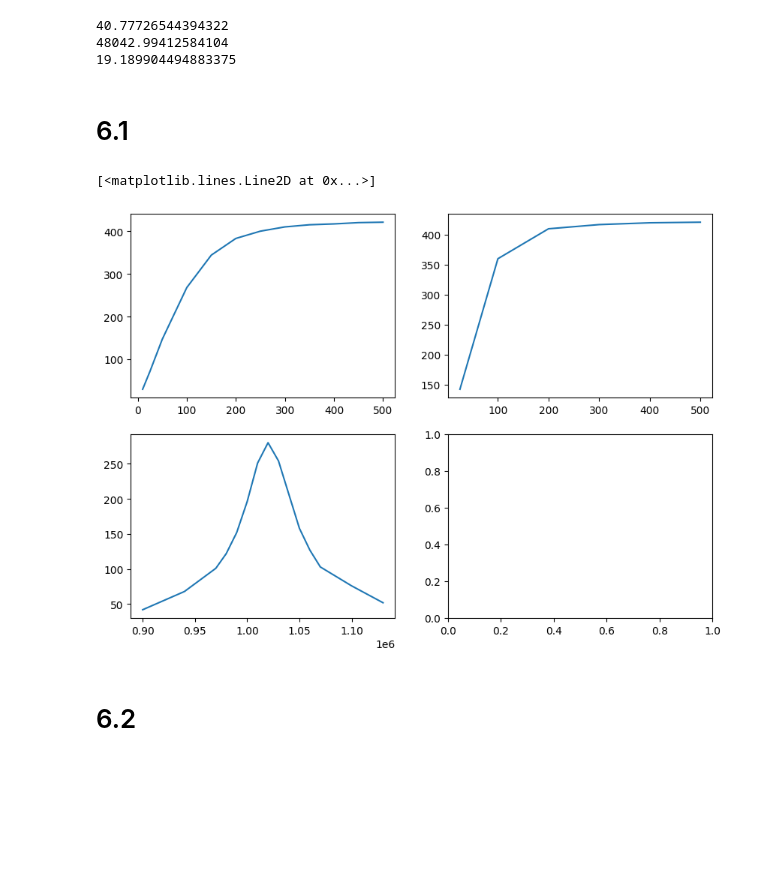
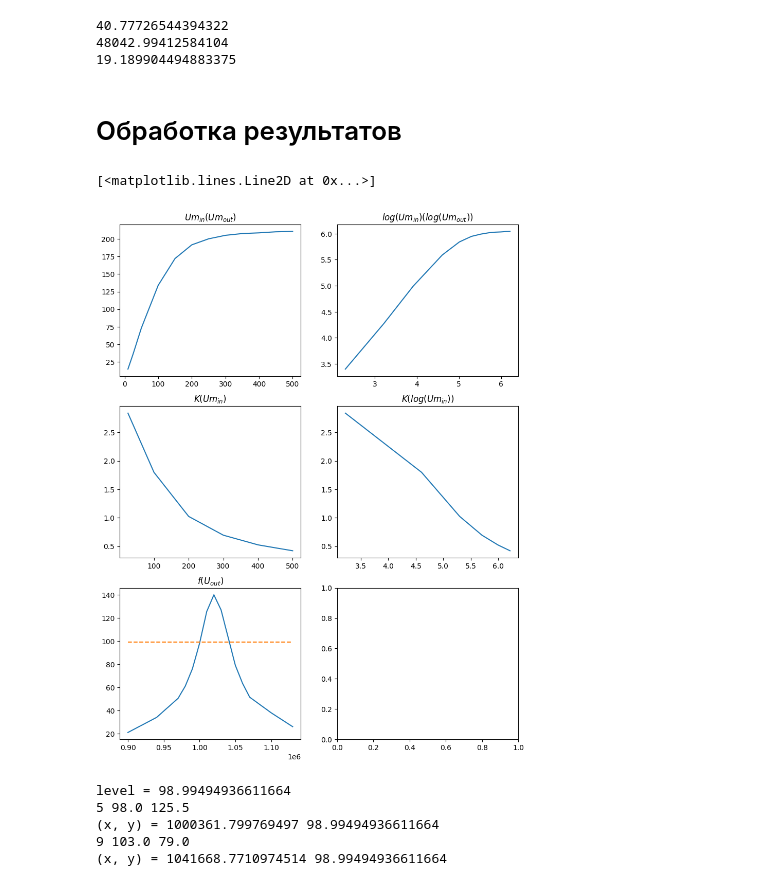
Before and after one commit to alexzhelyapov1/rt_labs, a Jupyter notebook: 05/05.ipynb, the cells around one changed output. Drawn from its saved outputs; the diff is of its cells as text; code cells hidden in the pictures; blank space fills up the shorter version.

```diff
--- a/05/05.ipynb
+++ b/05/05.ipynb
@@ -81,39 +84,87 @@ print(K_kon)
 40.77726544394322
 48042.99412584104
 19.189904494883375
-# %% [markdown]
-# 6.1
+# %% [markdown]
+# Обработка результатов
 # %%
+import numpy as np
 import pandas as pd
 import matplotlib.pyplot as plt
 
 #3 Амплитудная хар-ка на резонансе
 df3 = pd.DataFrame()
 df3['Um_in'] = [10, 50, 100, 150, 200, 250, 300, 350, 400, 450, 500, 25]
 df3['2Um_out'] = [30, 147, 268, 344, 383, 400, 410, 415, 417, 420, 421, 72]
+df3['Um_out'] = df3['2Um_out'] / 2
 
-#4 Резонансный
+#4 Резонансный коэффициент усиления
 df4 = pd.DataFrame()
-df4['1'] = [25, 100, 200, 300, 400, 500]
-df4['2'] = [142, 360, 410, 417, 420, 421]
+df4['Um_in'] = [25, 100, 200, 300, 400, 500]
+df4['2Um_out'] = [142, 360, 410, 417, 420, 421]
+df4['Um_out'] = df4['2Um_out'] / 2
+df4['K'] = df4['Um_out'] / df4['Um_in']
 
 #5 Um_in = 60mV
 df5 = pd.DataFrame()
 df5['f'] = [1.02, 1.03, 1.05, 1.07, 1.10, 1.13, 1.04, 1.01, 1.00, 0.99, 0.98, 0.97, 1.06, 0.94, 0.90]
 df5 *= 1000000
 df5['2Uout'] = [280, 254, 158, 103, 76, 52, 206, 251, 196, 152, 122, 101, 127, 68, 42]
+df5['Uout'] = df5['2Uout'] / 2
 
 df3 = df3.sort_values('Um_in')
-df4 = df4.sort_values('1')
+df4 = df4.sort_values('Um_in')
 df5 = df5.sort_values('f')
 
+df3 = df3.reset_index(drop=True)
+df4 = df4.reset_index(drop=True)
+df5 = df5.reset_index(drop=True)
 
-fig, axs = plt.subplots(2, 2, figsize=(10, 7))
-axs[0][0].plot(df3['Um_in'], df3['2Um_out'])
-axs[0][1].plot(df4['1'], df4['2'])
-axs[1][0].plot(df5['f'], df5['2Uout'])
+fig, axs = plt.subplots(3, 2, figsize=(10, 13))
+axs[0][0].plot(df3['Um_in'], df3['Um_out'])
+axs[0][0].set(title='$Um_{in}(Um_{out})$')
+axs[0][1].plot(np.log(df3['Um_in']), np.log(df3['2Um_out']))
+axs[0][1].set(title='$log(Um_{in})(log(Um_{out}))$')
+
+axs[1][0].plot(df4['Um_in'], df4['K'])
+axs[1][0].set(title='$K(Um_{in})$')
+axs[1][1].plot(np.log(df4['Um_in']), df4['K'])
+axs[1][1].set(title='$K(log(Um_{in}))$')
+
+axs[2][0].plot(df5['f'], df5['Uout'])
+axs[2][0].set(title='$f(U_{out})$')
+axs[2][0].plot(df5['f'], [1 / np.sqrt(2) * np.max(df5['Uout'])] * len(df5['f']), linestyle='dashed')
 # %% [output]
 [<matplotlib.lines.Line2D at 0x...>]
-[figure, old version]
+[figure, new version]
-# %% [markdown]
-# 6.2
+# %%
+level = 1 / np.sqrt(2) * np.max(df5['Uout'])
+print('level =', level)
+
+def find_intersection(i):
+    delta_x = df5['f'][i+1] - df5['f'][i]
+    delta_y = df5['Uout'][i+1] - df5['Uout'][i]
+    x0 = df5['f'][i]
+    y0 = df5['Uout'][i]
+
+    new_delta_y = level - y0
+    new_delta_x = delta_x / delta_y * new_delta_y
+
+    x = x0 + new_delta_x
+    y = y0 + new_delta_y
+
+    print('(x, y) =', x, y)
+
+
+for i in range(len(df5['f']) - 1):
+    if df5['Uout'][i] <= level and df5['Uout'][i+1] >= level:
+        print(i, df5['Uout'][i], df5['Uout'][i+1])
+        find_intersection(i)
+    if df5['Uout'][i] >= level and df5['Uout'][i+1] <= level:
+        print(i, df5['Uout'][i], df5['Uout'][i+1])
+        find_intersection(i)
+# %% [output]
+level = 98.99494936611664
+5 98.0 125.5
+(x, y) = 1000361.799769497 98.99494936611664
+9 103.0 79.0
+(x, y) = 1041668.7710974514 98.99494936611664
```
Also changed, not shown: parts of 4 cells of this notebook.
